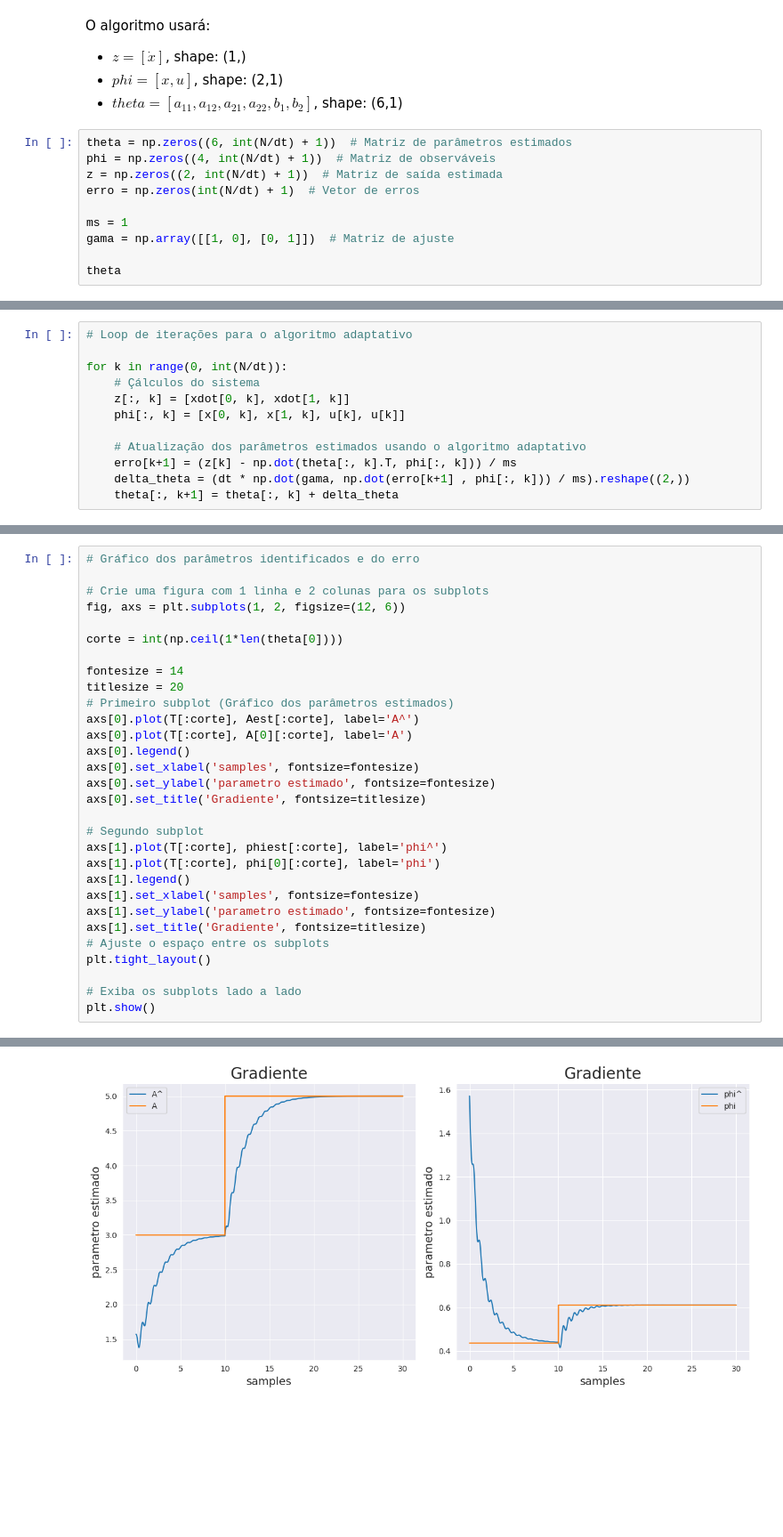
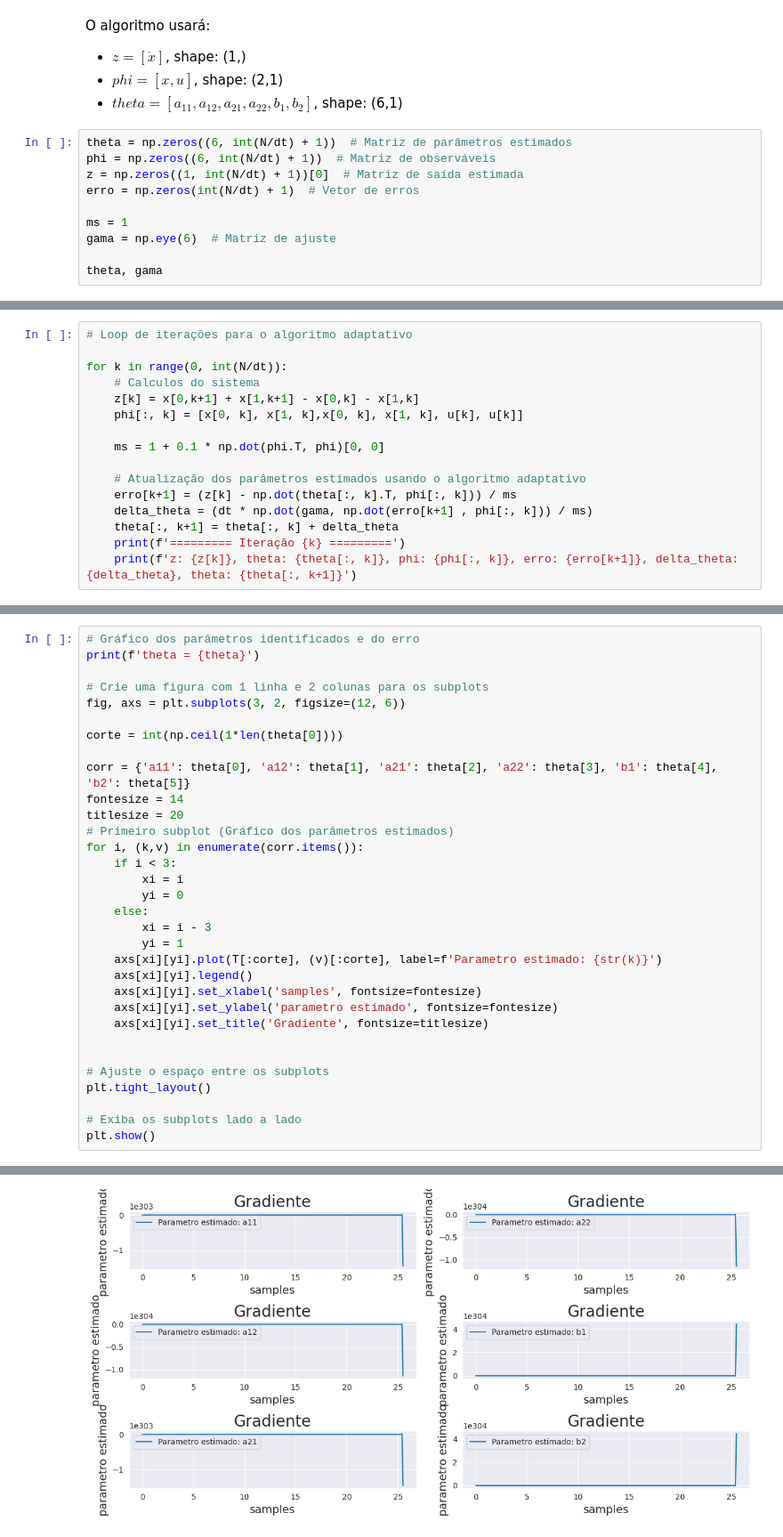
Before and after one commit to SKaiquelima/advanced-control, a Jupyter notebook: Listas/Lista3/exec3_2.ipynb, the cells around one changed output, grey strips where cells are left out. Shown at 89% size. Saved outputs shown, nothing was run; the diff lists cells and outputs as text; blank space fills up the shorter version.

```diff
--- a/Listas/Lista3/exec3_2.ipynb
+++ b/Listas/Lista3/exec3_2.ipynb
@@ -90,12 +97,12 @@ O algoritmo usará:
 * $theta = [a_{11}, a_{12}, a_{21}, a_{22}, b_{1}, b_{2}]$, shape: (6,1)
 # %%
 theta = np.zeros((6, int(N/dt) + 1))  # Matriz de parâmetros estimados
-phi = np.zeros((4, int(N/dt) + 1))  # Matriz de observáveis
-z = np.zeros((2, int(N/dt) + 1))  # Matriz de saída estimada
+phi = np.zeros((6, int(N/dt) + 1))  # Matriz de observáveis
+z = np.zeros((1, int(N/dt) + 1))[0]  # Matriz de saída estimada
 erro = np.zeros(int(N/dt) + 1)  # Vetor de erros
 
 ms = 1
-gama = np.array([[1, 0], [0, 1]])  # Matriz de ajuste
+gama = np.eye(6)  # Matriz de ajuste
 
-theta
+theta, gama
 # %% [output]
@@ -109,12 +122,16 @@ array([[0., 0., 0., ..., 0., 0., 0.],
 # Loop de iterações para o algoritmo adaptativo
 
 for k in range(0, int(N/dt)):
-    # Çálculos do sistema
-    z[:, k] = [xdot[0, k], xdot[1, k]]
-    phi[:, k] = [x[0, k], x[1, k], u[k], u[k]]
+    # Calculos do sistema
+    z[k] = x[0,k+1] + x[1,k+1] - x[0,k] - x[1,k]
+    phi[:, k] = [x[0, k], x[1, k],x[0, k], x[1, k], u[k], u[k]]
+
+    ms = 1 + 0.1 * np.dot(phi.T, phi)[0, 0]
 
     # Atualização dos parâmetros estimados usando o algoritmo adaptativo
     erro[k+1] = (z[k] - np.dot(theta[:, k].T, phi[:, k])) / ms
-    delta_theta = (dt * np.dot(gama, np.dot(erro[k+1] , phi[:, k])) / ms).reshape((2,))
+    delta_theta = (dt * np.dot(gama, np.dot(erro[k+1] , phi[:, k])) / ms)
     theta[:, k+1] = theta[:, k] + delta_theta
+    print(f'========= Iteração {k} =========')
+    print(f'z: {z[k]}, theta: {theta[:, k]}, phi: {phi[:, k]}, erro: {erro[k+1]}, delta_theta: {delta_theta}, theta: {theta[:, k+1]}')
 # %% [output]
@@ -122,28 +155,30 @@ ValueError: shapes (6,) and (4,) not aligned: 6 (dim 0) != 4 (dim 0)
 # %%
 # Gráfico dos parâmetros identificados e do erro
+print(f'theta = {theta}')
 
 # Crie uma figura com 1 linha e 2 colunas para os subplots
-fig, axs = plt.subplots(1, 2, figsize=(12, 6))
+fig, axs = plt.subplots(3, 2, figsize=(12, 6))
 
 corte = int(np.ceil(1*len(theta[0])))
 
+corr = {'a11': theta[0], 'a12': theta[1], 'a21': theta[2], 'a22': theta[3], 'b1': theta[4], 'b2': theta[5]}
 fontesize = 14
 titlesize = 20
 # Primeiro subplot (Gráfico dos parâmetros estimados)
-axs[0].plot(T[:corte], Aest[:corte], label='A^')
-axs[0].plot(T[:corte], A[0][:corte], label='A')
-axs[0].legend()
-axs[0].set_xlabel('samples', fontsize=fontesize)
-axs[0].set_ylabel('parametro estimado', fontsize=fontesize)
-axs[0].set_title('Gradiente', fontsize=titlesize)
+for i, (k,v) in enumerate(corr.items()):
+    if i < 3:
+        xi = i
+        yi = 0
+    else:
+        xi = i - 3
+        yi = 1
+    axs[xi][yi].plot(T[:corte], (v)[:corte], label=f'Parametro estimado: {str(k)}')
+    axs[xi][yi].legend()
+    axs[xi][yi].set_xlabel('samples', fontsize=fontesize)
+    axs[xi][yi].set_ylabel('parametro estimado', fontsize=fontesize)
+    axs[xi][yi].set_title('Gradiente', fontsize=titlesize)
 
-# Segundo subplot
-axs[1].plot(T[:corte], phiest[:corte], label='phi^')
-axs[1].plot(T[:corte], phi[0][:corte], label='phi')
-axs[1].legend()
-axs[1].set_xlabel('samples', fontsize=fontesize)
-axs[1].set_ylabel('parametro estimado', fontsize=fontesize)
-axs[1].set_title('Gradiente', fontsize=titlesize)
+
 # Ajuste o espaço entre os subplots
 plt.tight_layout()
 
@@ -153,4 +194,4 @@ plt.show()
-[figure, old version]
+[figure, new version]
 # %%
 # Segundo subplot (Gráfico do erro)
 plt.plot(T[:corte], erro[:corte], 'y', linewidth=2)
```
Also changed, not shown: parts of 7 cells of this notebook.
